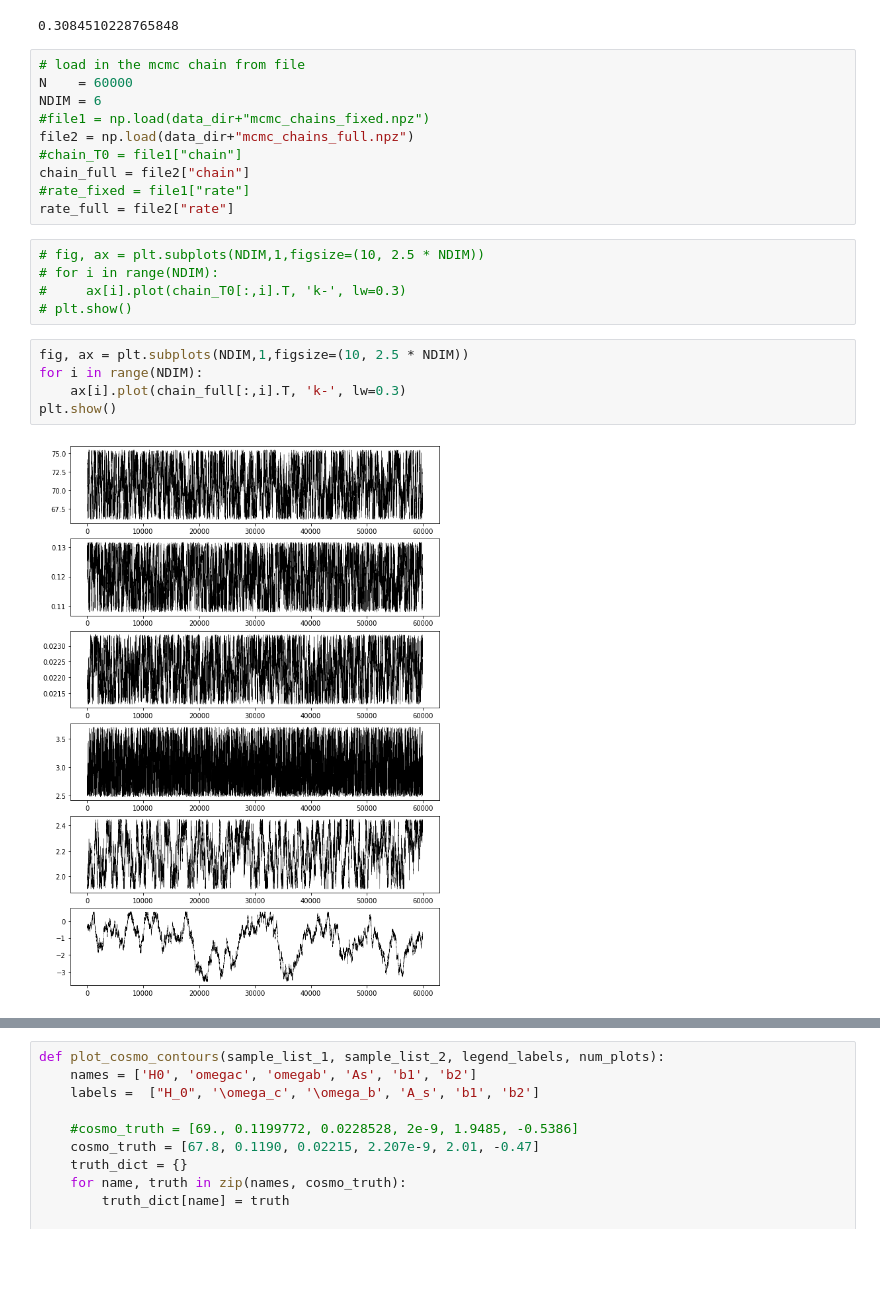
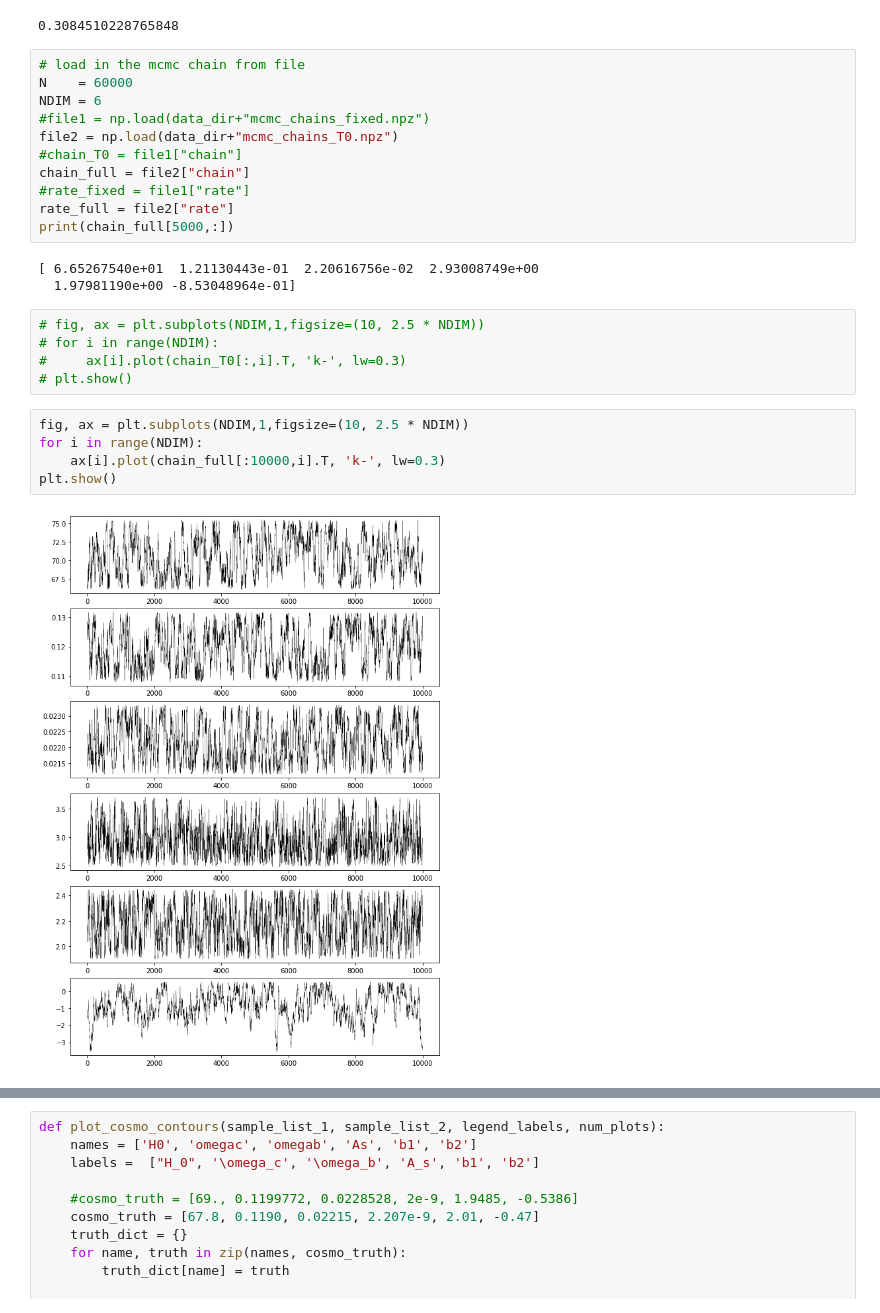
Before and after one commit to jadamo/CovNet, a Jupyter notebook: notebooks/Likelihood.ipynb, the cells around one changed output, grey strips where cells are left out. Drawn from its saved outputs; the diff is of its cells as text; blank space fills up the shorter version.

```diff
--- a/notebooks/Likelihood.ipynb
+++ b/notebooks/Likelihood.ipynb
@@ -42,11 +42,15 @@ redshift = 0.5
 N    = 60000
 NDIM = 6
 #file1 = np.load(data_dir+"mcmc_chains_fixed.npz")
-file2 = np.load(data_dir+"mcmc_chains_full.npz")
+file2 = np.load(data_dir+"mcmc_chains_T0.npz")
 #chain_T0 = file1["chain"]
 chain_full = file2["chain"]
 #rate_fixed = file1["rate"]
 rate_full = file2["rate"]
+print(chain_full[5000,:])
+# %% [output]
+[ 6.65267540e+01  1.21130443e-01  2.20616756e-02  2.93008749e+00
+  1.97981190e+00 -8.53048964e-01]
 # %%
 # fig, ax = plt.subplots(NDIM,1,figsize=(10, 2.5 * NDIM))
 # for i in range(NDIM):
@@ -55,9 +59,9 @@ rate_full = file2["rate"]
 # %%
 fig, ax = plt.subplots(NDIM,1,figsize=(10, 2.5 * NDIM))
 for i in range(NDIM):
-    ax[i].plot(chain_full[:,i].T, 'k-', lw=0.3)
+    ax[i].plot(chain_full[:10000,i].T, 'k-', lw=0.3)
 plt.show()
 # %% [output]
-[figure, old version]
+[figure, new version]
 # %%
 #plt.plot(range(N)[3000:], rate_fixed[3000:], label="fixed C")
```
Also changed, not shown: parts of 5 cells of this notebook, 2 other files.
